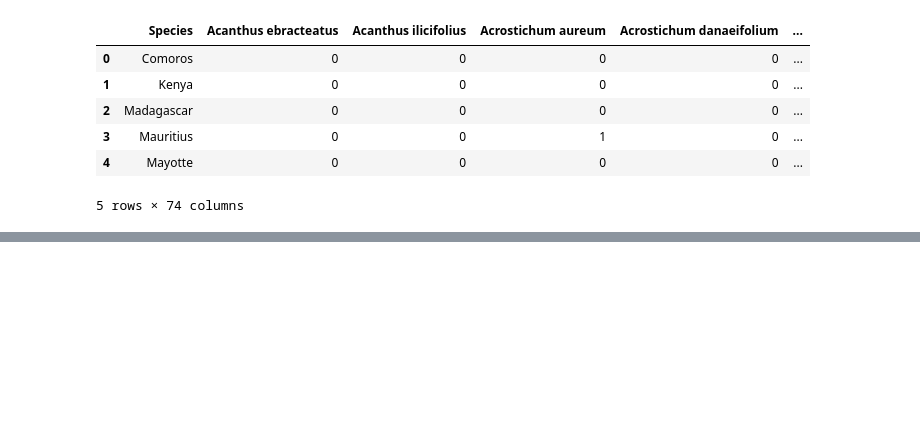
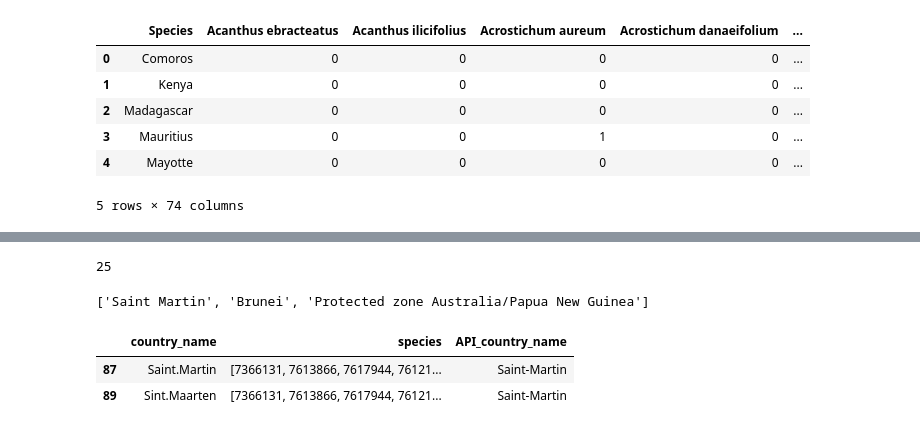
Before and after one commit to Vizzuality/mangrove-atlas, a Jupyter notebook: data/notebooks/Lab/Species_widget.ipynb, the cells around one changed output, grey strips where cells are left out. Saved outputs shown, nothing was run; the diff lists cells and outputs as text; code cells hidden in the pictures; blank space fills up the shorter version.

```diff
--- a/data/notebooks/Lab/Species_widget.ipynb
+++ b/data/notebooks/Lab/Species_widget.ipynb
@@ -188,0 +231,42 @@ table1
+# %%
+def match_countries(table, country_col, API_country_list):
+    ### 1. Get exact matches
+    table['API_country_name'] = np.nan
+    for country in table[country_col].values:
+        for element in API_country_list:
+            z = fuzz.token_sort_ratio(country,element)
+            if z > 75:
+                #print(f'{country} matched API {element}')
+                table.loc[table[country_col]==country,'API_country_name']= element
+
+
+    ### 2. Remove already matched countries from list and match partially
+    unmatched_API_list = list(set (API_country_list)- set(table['API_country_name'].values))
+    unmatched_table_index = table[table.API_country_name.isnull()].index.tolist()
+    unmatched_table_list= table.loc[unmatched_table_index,country_col].dropna().values
+
+    if len(unmatched_table_list) > 0 :
+        for country in unmatched_table_list:
+            for element in unmatched_API_list:
+                z = fuzz.partial_ratio(country,element)
+                if z > 80:
+                    #print(f'partial match of {country} to API {element}')
+                    table.loc[table[country_col]==country,'API_country_name']= element
+
+
+    ### 3. Remove again already matched countries from list and match partially with lower score)
+    unmatched_API_list = list(set(API_country_list)- set(table['API_country_name'].values))
+    unmatched_table_index = table[table.API_country_name.isnull()].index.tolist()
+    unmatched_table_list= table.loc[unmatched_table_index,country_col].dropna().values
+
+    if len(unmatched_table_list) > 0 :
+        for country in unmatched_table_list:
+            for element in unmatched_API_list:
+                z = fuzz.ratio(country,element)
+                if z > 60:
+                    #print(f'partial match of {country} to API {element}')
+                    table.loc[table[country_col]==country,'API_country_name']= element
+    return table
+# %%
+### Run function
+table2 = match_countries(table2, 'country_name', locapi)
@@ -188,0 +286,15 @@ table1
+# %%
+len(unmatched)
+# %% [output]
+25
+# %%
+## Country locations in API not matched in client file
+list(set(loc.loc[loc['location_type']=='country','name'].values)- set(table2.loc[~table2.API_country_name.isnull(),'API_country_name'].values))
+# %% [output]
+['Saint Martin', 'Brunei', 'Protected zone Australia/Papua New Guinea']
+# %%
+table2.loc[table2.API_country_name == 'Saint-Martin']
+# %% [output]
+|  | country_name | species | API_country_name |
+| 87 | Saint.Martin | [7366131, 7613866, 7617944, 76121... | Saint-Martin |
+| 89 | Sint.Maarten | [7366131, 7613866, 7617944, 76121... | Saint-Martin |
```
Also changed, not shown: parts of 44 cells of this notebook, 1 other file.
